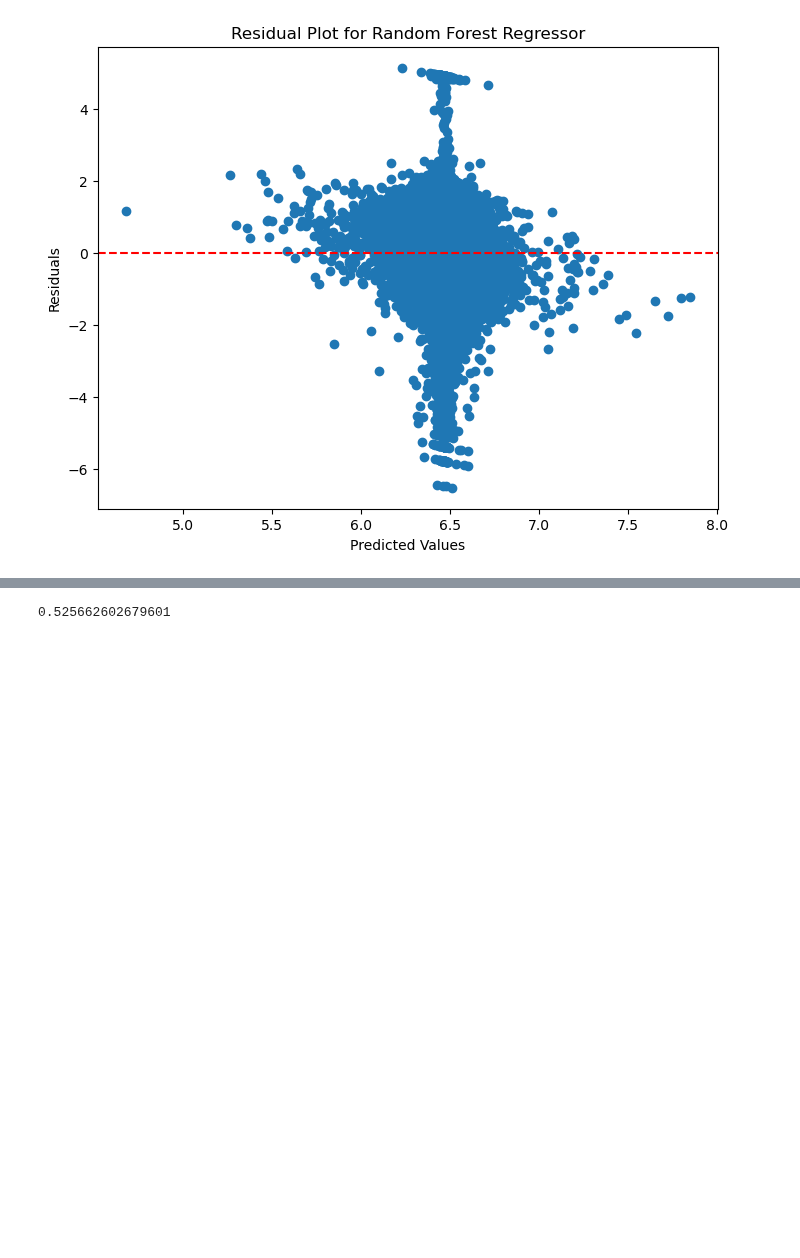
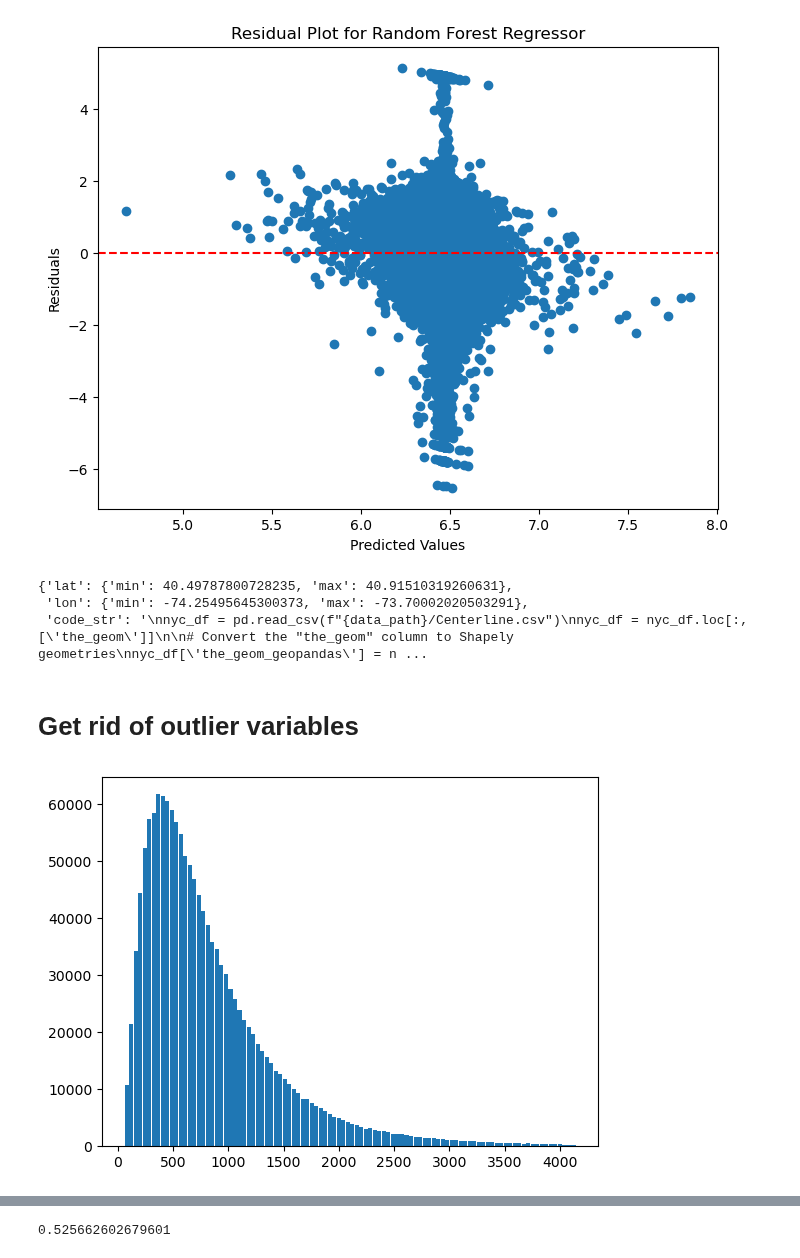
Before and after one commit to jeffxhansen/NYC_Taxi_Trip_Duration, a Jupyter notebook: dylan.ipynb, the cells around one changed output, grey strips where cells are left out. Drawn from its saved outputs; the diff is of its cells as text; code cells hidden in the pictures; blank space fills up the shorter version.

```diff
--- a/dylan.ipynb
+++ b/dylan.ipynb
@@ -108,3 +243,20 @@ plt.title("Residual Plot for Random Forest Regressor")
 plt.show()
 # %% [output]
 [figure]
+# %%
+json_file_path = './misc/lat_long_bounds.json'
+with open(json_file_path, 'r') as json_file:
+    # Load the JSON data from the file
+    coords = json.load(json_file)
+coords
+# %% [output]
+{'lat': {'min': 40.49787800728235, 'max': 40.91510319260631},
+ 'lon': {'min': -74.25495645300373, 'max': -73.70002020503291},
+ 'code_str': '\nnyc_df = pd.read_csv(f"{data_path}/Centerline.csv")\nnyc_df = nyc_df.loc[:, [\'the_geom\']]\n\n# Convert the "the_geom" column to Shapely geometries\nnyc_df[\'the_geom_geopandas\'] = n ...
+# %% [markdown]
+# Get rid of outlier variables
+# %%
+plt.hist(y, bins=100, rwidth=0.9)
+plt.show()
+# %% [output]
+[figure, added]
```
Also changed, not shown: parts of 17 cells of this notebook, 28 other files.
